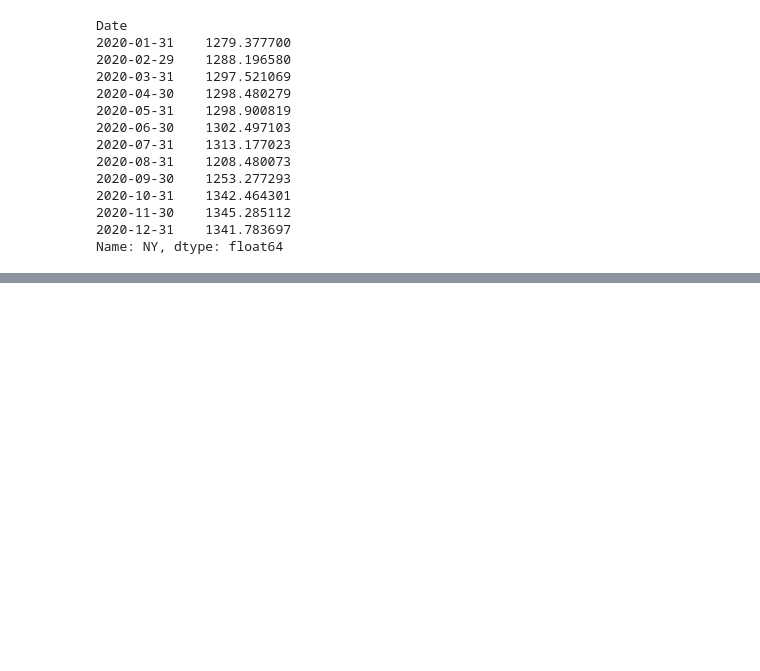
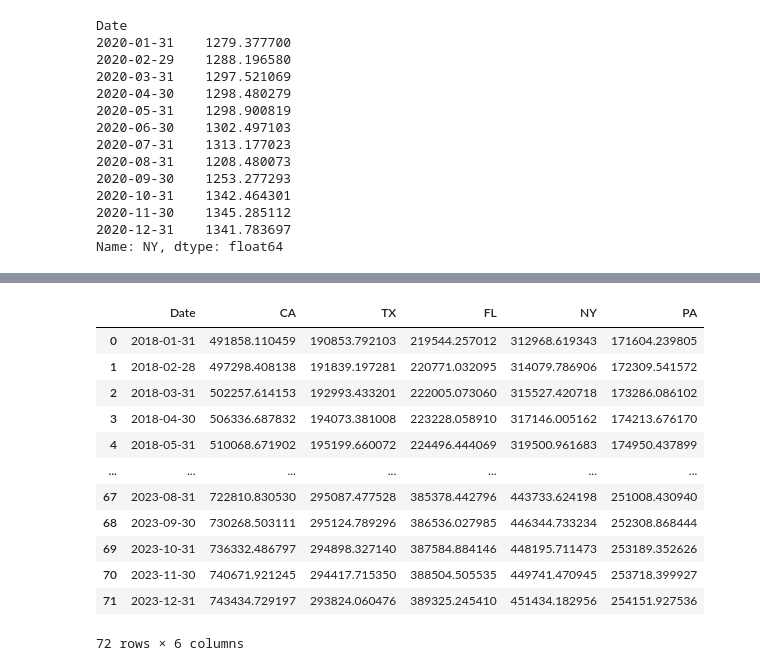
Before and after one commit to JAMayo13240/Data-Analysis-Project-3, a Jupyter notebook: Julius copy.ipynb, the cells around one changed output, grey strips where cells are left out. Drawn from its saved outputs; the diff is of its cells as text; code cells hidden in the pictures; blank space fills up the shorter version.

```diff
--- a/Julius copy.ipynb
+++ b/Julius copy.ipynb
@@ -375,0 +246,3 @@ ZORI_database.to_csv('ZORI_by_State')
+# %%
+values_df = pd.read_csv('data/State_zhvi_uc_sfrcondo_tier_0.33_0.67_sm_sa_month.csv')
+values_df.head(10)
@@ -375,0 +262,7 @@ ZORI_database.to_csv('ZORI_by_State')
+# %%
+conditions = ['2000-','2001-','2002-','2003-','2004-','2005-','2006-','2007-','2008-','2009-','2010-','2011-','2012-','2013-',
+              '2014-','2015-','2016-','2017-','RegionID','SizeRank','RegionType', 'StateName']
+to_drop = values_df.columns[values_df.columns.str.contains('|'.join(conditions))]
+ZHVI = values_df.loc[values_df["RegionName"].isin(["Texas", "California", "Florida", "Pennsylvania", "New York"])]
+ZHVI = ZHVI.drop(columns=to_drop)
+ZHVI
@@ -375,0 +293,25 @@ ZORI_database.to_csv('ZORI_by_State')
+# %%
+states_app = ['CA','TX','FL','NY','PA']
+ZHVI['RegionName'] = states_app
+ZHVI_reindexed = ZHVI.set_index(ZHVI['RegionName']).drop(columns=['RegionName'])
+ZHVI_transposed = ZHVI_reindexed.T
+ZHVI_transposed = ZHVI_transposed.reset_index()
+ZHVI_transposed.rename(columns = {'index':'Date'}, inplace=True)
+ZHVI_transposed.columns.names = ['']
+ZHVI_database = ZHVI_transposed
+# %%
+ZHVI_database
+# %% [output]
+|  | Date | CA | TX | FL | NY | PA |
+| 0 | 2018-01-31 | 491858.110459 | 190853.792103 | 219544.257012 | 312968.619343 | 171604.239805 |
+| 1 | 2018-02-28 | 497298.408138 | 191839.197281 | 220771.032095 | 314079.786906 | 172309.541572 |
+| 2 | 2018-03-31 | 502257.614153 | 192993.433201 | 222005.073060 | 315527.420718 | 173286.086102 |
+| 3 | 2018-04-30 | 506336.687832 | 194073.381008 | 223228.058910 | 317146.005162 | 174213.676170 |
+| 4 | 2018-05-31 | 510068.671902 | 195199.660072 | 224496.444069 | 319500.961683 | 174950.437899 |
+| ... | ... | ... | ... | ... | ... | ... |
+| 67 | 2023-08-31 | 722810.830530 | 295087.477528 | 385378.442796 | 443733.624198 | 251008.430940 |
+| 68 | 2023-09-30 | 730268.503111 | 295124.789296 | 386536.027985 | 446344.733234 | 252308.868444 |
+| 69 | 2023-10-31 | 736332.486797 | 294898.327140 | 387584.884146 | 448195.711473 | 253189.352626 |
+| 70 | 2023-11-30 | 740671.921245 | 294417.715350 | 388504.505535 | 449741.470945 | 253718.399927 |
+| 71 | 2023-12-31 | 743434.729197 | 293824.060476 | 389325.245410 | 451434.182956 | 254151.927536 |
+72 rows × 6 columns
```
Also changed, not shown: parts of 20 cells of this notebook, 13 other files.
